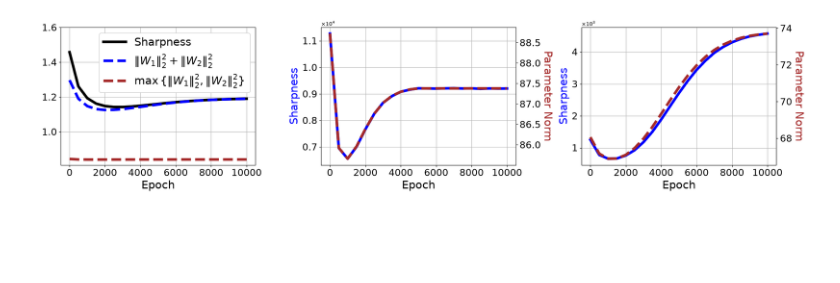
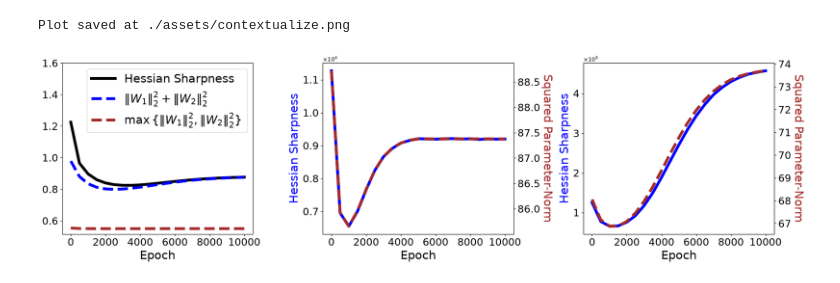
Before and after one commit to ignasa007/How-Sharpness-Depends-on-Data, a Jupyter notebook: paper_plots.ipynb, the cells around one changed output. Saved outputs shown, nothing was run; the diff lists cells and outputs as text; code cells hidden in the pictures; blank space fills up the shorter version.

```diff
--- a/paper_plots.ipynb
+++ b/paper_plots.ipynb
@@ -109,7 +95,7 @@ if not hasattr(axs, "__len__"):
 
 from comparing_bounds_shallow import *
 source_name = "comparing_bounds_shallow"
-DATASET = "MNIST"
+DATASET = "CIFAR10"
 fn = f"{RESULTS}/{source_name}/{Dataset.lower()}.pt"
 results = torch.load(fn, weights_only=False, map_location="cpu")
 kwargs, assets, out = results["kwargs"], results["assets"], results["out"]
@@ -117,7 +103,7 @@ kwargs, assets, out = results["kwargs"], results["assets"], results["out"]
 axs[0].plot(
     LOG_EVERY*np.arange(0, len(numerical_eigvals)),
     numerical_eigvals,
-    linewidth=LINE_WIDTH, color="black", label="Sharpness"
+    linewidth=LINE_WIDTH, color="black", label="Hessian Sharpness"
 )
 axs[0].plot(
     LOG_EVERY*np.arange(0, len(theoretical_eigvals)),
@@ -134,38 +120,42 @@ axs[0].plot(
 axs[0].tick_params(axis="both", labelsize=LABEL_SIZE)
 axs[0].set_xlabel("Epoch", fontsize=FONT_SIZE)
 axs[0].set_ylim(top=1.6)
-axs[0].grid()
+# axs[0].grid()
 axs[0].legend(loc="upper right", fontsize=FONT_SIZE, framealpha=FRAME_ALPHA)
 
 from sharpness_vs_param_norm import *
 source_name = "sharpness_vs_param_norm"
 SAVE_NAMES = ("wide-shallow", "narrow-deep")
-
 for save_name, ax in zip(SAVE_NAMES, axs[1:]):
     fn = f"{RESULTS}/{source_name}/{save_name}.pt"
     results = torch.load(fn, weights_only=False, map_location="cpu")
     kwargs, assets, out = results["kwargs"], results["assets"], results["out"]
     *_, sq_param_norms, numerical_eigvals = out
     p = ax.plot(
         LOG_EVERY*np.arange(0, len(numerical_eigvals)),
         numerical_eigvals,
         linestyle="-", linewidth=LINE_WIDTH, color="blue"
     )
     ax.ticklabel_format(axis="y", style="sci", scilimits=(0,0), useMathText=True)
     ax.tick_params(axis="both", labelsize=LABEL_SIZE)
     ax.set_xlabel("Epoch", fontsize=FONT_SIZE)
-    ax.set_ylabel("Sharpness", fontsize=FONT_SIZE, color=p[-1].get_color())
-    ax.grid()
+    ax.set_ylabel("Hessian Sharpness", fontsize=FONT_SIZE, color=p[-1].get_color())
+    # ax.grid()
     ax_twin = ax.twinx()
     p = ax_twin.plot(
         LOG_EVERY*np.arange(0, len(sq_param_norms)),
         sq_param_norms.sum(axis=1),
         linestyle="--", linewidth=LINE_WIDTH, color="brown"
     )
     ax_twin.tick_params(axis="both", labelsize=LABEL_SIZE)
-    ax_twin.set_ylabel("Parameter Norm", fontsize=FONT_SIZE, color=p[-1].get_color(), rotation=270, labelpad=FONT_SIZE+2)
+    ax_twin.set_ylabel("Squared Parameter-Norm", fontsize=FONT_SIZE, color=p[-1].get_color(), rotation=270, labelpad=FONT_SIZE+2)
 
 fig.tight_layout()
+fn = f"{ASSETS}/contextualize.png"
+os.makedirs(os.path.dirname(fn), exist_ok=True)
+plt.savefig(fn)
+print(f"Plot saved at {fn}")
 plt.show()
 # %% [output]
+Plot saved at ./assets/contextualize.png
-[figure, old version]
+[figure, new version]
```
Also changed, not shown: parts of 3 cells of this notebook, 13 other files.
